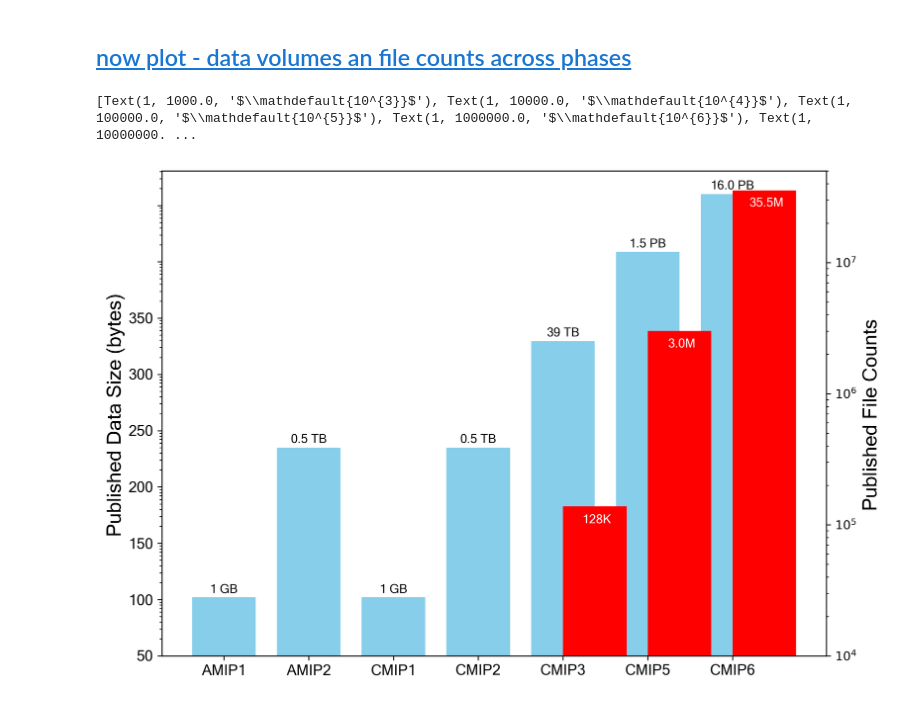
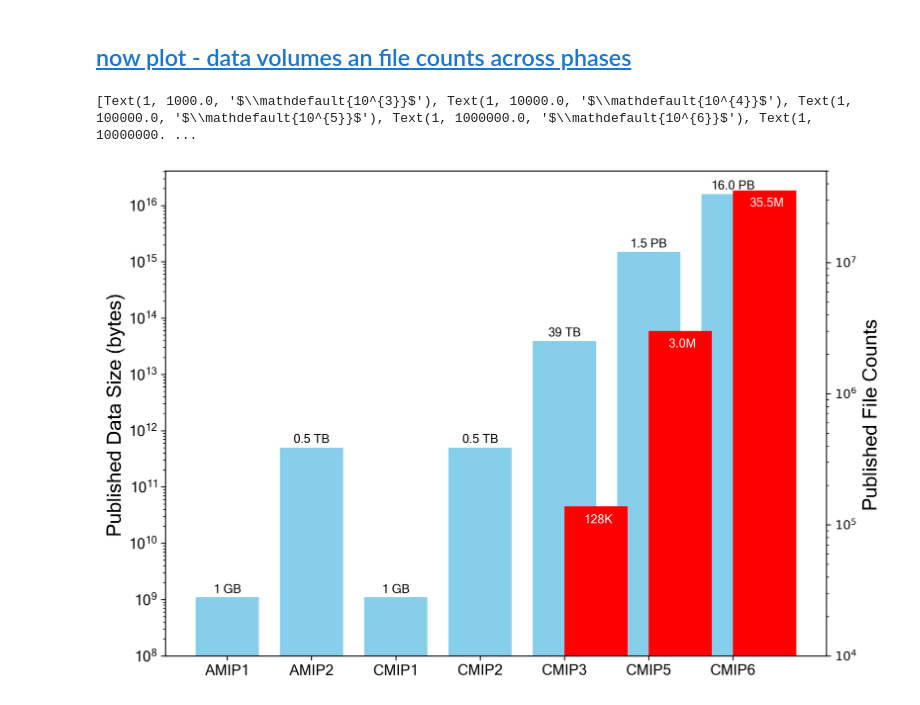
Before and after one commit to durack1/MIPPlots, a Jupyter notebook: mipEvolution.ipynb, the cells around one changed output. Drawn from its saved outputs; the diff is of its cells as text; code cells hidden in the pictures.

```diff
--- a/mipEvolution.ipynb
+++ b/mipEvolution.ipynb
@@ -373,32 +374,32 @@ ax1.bar(x, data, width, bottom=1e8, color="skyblue")
 
 # Set plot formatting
 ax1.set_xticks(x, labels=dataLabels, fontsize=fontSize, fontname=fontName)
 ax1.set_yscale("log")
 ax1.set_ylabel("Published Data Size (bytes)", fontsize=fontSizeAxLab, fontname=fontName)
 ax1.axes.axes.set_yticklabels(
-    ax.get_yticklabels(), fontsize=fontSize, fontname=fontName
+    ax1.get_yticklabels(), fontsize=fontSize, fontname=fontName
 )
 
 # data - define overplot labels
 addlabels(dataLabels, data)
 
 # Create the secondary axes sharing the x-axis
 ax2 = ax1.twinx()
 ax2.bar(x + width * 0.5, counts, width, bottom=1e4, color="red")
 ax2.set_ylim(10000.0, 50000000.0)
 ax2.set_ylabel("Published File Counts", fontsize=fontSizeAxLab, fontname=fontName)
 ax2.set_yscale("log")  # Set the secondary y-axis to log scale
 print(ax2.get_yticklabels())
 
 # counts - define overplot labels
 addlabels(countsLabels, counts)
 
 # fill canvas
 fig.tight_layout()
 
 # display, save, and close
 plt.show()
 fig.savefig("_".join([timeFormat, "MIPEvolution-DataSize-FileCounts.png"]), dpi=300)
 # %% [output]
 [Text(1, 1000.0, '$\\mathdefault{10^{3}}$'), Text(1, 10000.0, '$\\mathdefault{10^{4}}$'), Text(1, 100000.0, '$\\mathdefault{10^{5}}$'), Text(1, 1000000.0, '$\\mathdefault{10^{6}}$'), Text(1, 10000000. ...
-[figure, old version]
+[figure, new version]
```
Also changed, not shown: parts of 4 cells of this notebook.
